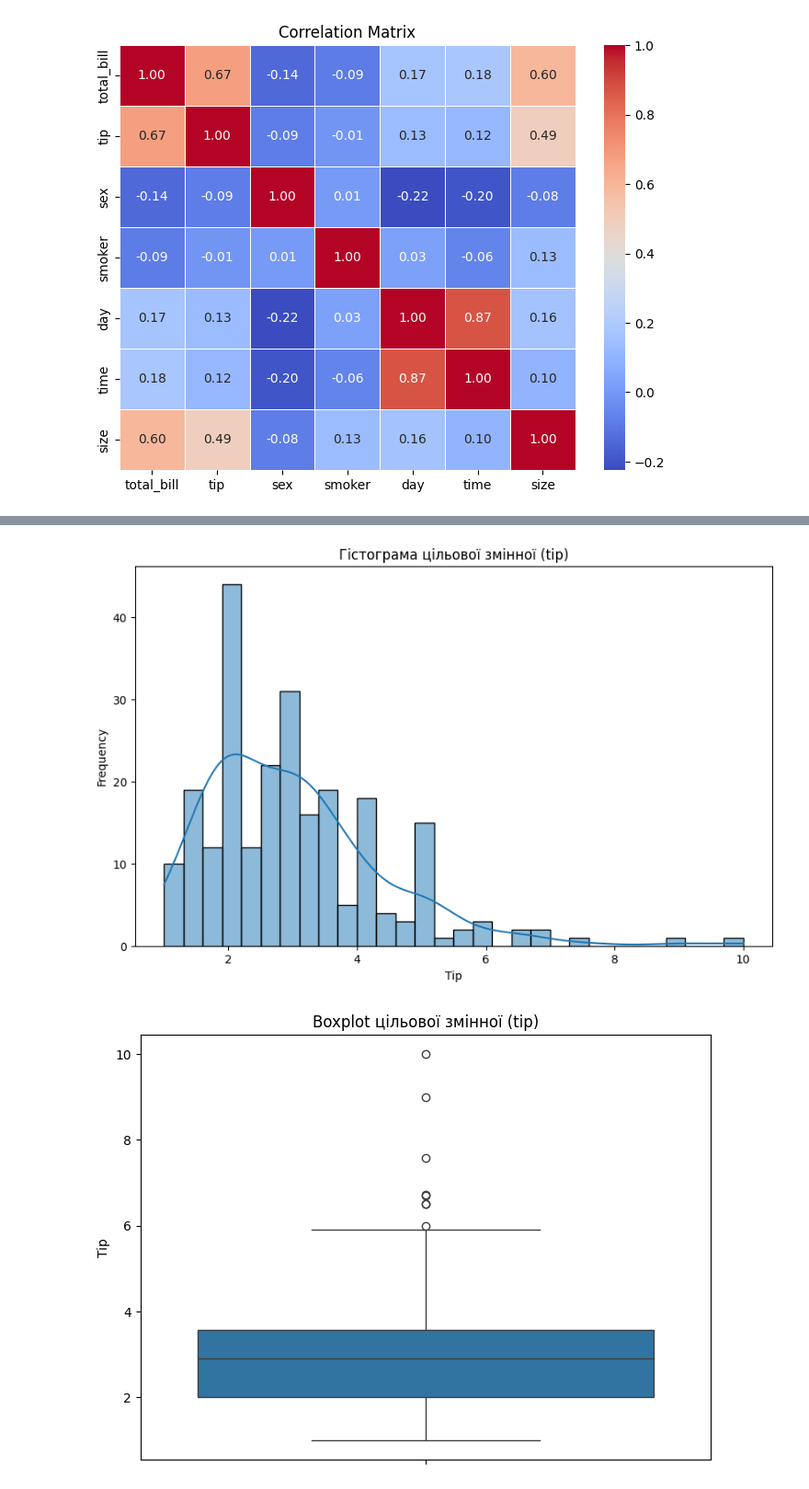
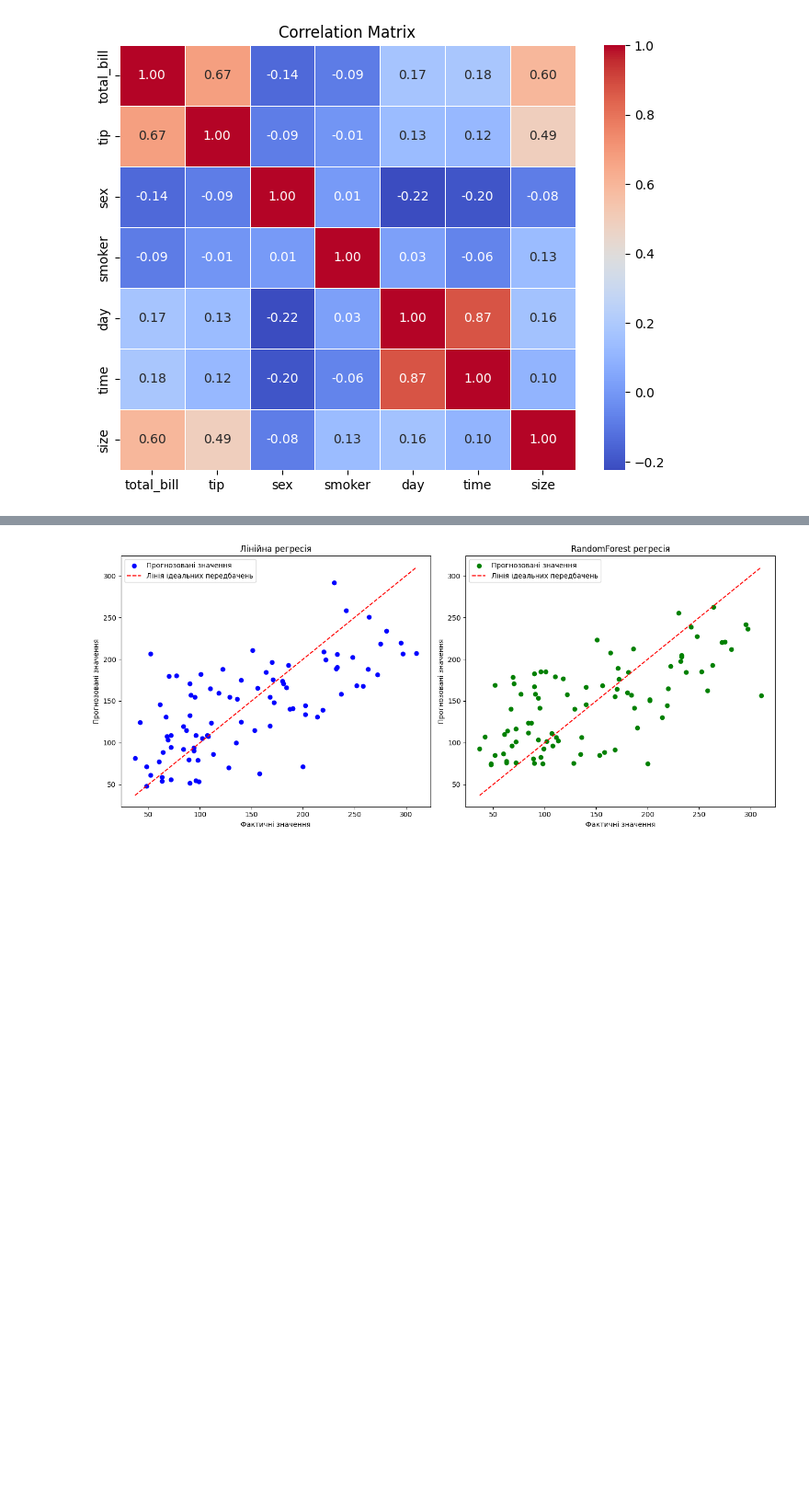
Before and after one commit to ov-nastia/-, a Jupyter notebook: lab_3_task_1_Ovchinnik.ipynb, the cells around one changed output, grey strips where cells are left out. Shown: that part at 92% size. Drawn from its saved outputs; the diff is of its cells as text; code cells hidden in the pictures; blank space fills up the shorter version.

```diff
--- a/lab_3_task_1_Ovchinnik.ipynb
+++ b/lab_3_task_1_Ovchinnik.ipynb
@@ -45,9 +60,4 @@ df = df.drop_duplicates()
 #4. Замінити бінарні ознаки. У стовпчику «стать» спочатку перевірте унікальні значення.
 unique_values = df['sex'].unique()
 print(unique_values)
-
-df['sex'] = df['sex'].map({'Male': 1, 'Female': 0})
-df['smoker'] = df['smoker'].map({'Yes': 1, 'No': 0})
-df['day'] = df['day'].map({'Thur': 0, 'Fri': 1, 'Sat': 2, 'Sun': 3})
-df['time'] = df['time'].map({'Lunch': 0, 'Dinner': 1})
 # %% [output]
@@ -134,8 +130,8 @@ plt.show()
 [figure]
 # %%
 #7. Масштабувати ознаки.
-X = df.drop(columns=['tip'])  # Виключаємо цільову змінну 'tip'
-y = df['tip']
+X = df.drop('target', axis=1)
+y = df['target']
 scaler = StandardScaler()
 X_scaled = scaler.fit_transform(X)
 # %%
@@ -143,18 +139,17 @@ X_scaled = scaler.fit_transform(X)
 X_train, X_test, y_train, y_test = train_test_split(X_scaled, y, test_size=0.2, random_state=42)
 # %%
 #9. Побудувати модель лінійной регресії і RandomForest регресії на основі більш корелюючих ознак (підібрати оптимальне число).
-lin_reg = LinearRegression()
+in_reg = LinearRegression()
 lin_reg.fit(X_train, y_train)
 y_pred_lin = lin_reg.predict(X_test)
 mse_lin = mean_squared_error(y_test, y_pred_lin)
-r2_lin = r2_score(y_test, y_pred_lin)
 
-rf_reg = RandomForestRegressor(random_state=42, n_estimators=100)
+# Побудова та оцінка моделі RandomForest регресії
+rf_reg = RandomForestRegressor(n_estimators=100, random_state=42)
 rf_reg.fit(X_train, y_train)
 y_pred_rf = rf_reg.predict(X_test)
 mse_rf = mean_squared_error(y_test, y_pred_rf)
-r2_rf = r2_score(y_test, y_pred_rf)
 
-print("Лінійна регресія: MSE =", mse_lin, ", R2 =", r2_lin)
-print("Random Forest регресія: MSE =", mse_rf, ", R2 =", r2_rf)
+print(f"Середня квадратична помилка лінійної регресії: {mse_lin:.2f}")
+print(f"Середня квадратична помилка RandomForest регресії: {mse_rf:.2f}")
 # %% [output]
@@ -174,30 +174,28 @@ Random Forest MSE: 1.2144788108163262
 # %%
 #11. Побудувати графіки.
 
 
-# Гістограма
-plt.figure(figsize=(10, 6))
-sns.histplot(df['tip'], kde=True, bins=30)
-plt.title('Гістограма цільової змінної (tip)')
-plt.xlabel('Tip')
-plt.ylabel('Frequency')
+plt.figure(figsize=(14, 6))
+
+# Графік для лінійної регресії
+plt.subplot(1, 2, 1)
+plt.scatter(y_test, y_pred_lin, color='blue', label='Прогнозовані значення')
+plt.plot([y_test.min(), y_test.max()], [y_test.min(), y_test.max()], color='red', linestyle='--', label='Лінія ідеальних передбачень')
+plt.xlabel('Фактичні значення')
+plt.ylabel('Прогнозовані значення')
+plt.title('Лінійна регресія')
+plt.legend()
+
+# Графік для RandomForest регресії
+plt.subplot(1, 2, 2)
+plt.scatter(y_test, y_pred_rf, color='green', label='Прогнозовані значення')
+plt.plot([y_test.min(), y_test.max()], [y_test.min(), y_test.max()], color='red', linestyle='--', label='Лінія ідеальних передбачень')
+plt.xlabel('Фактичні значення')
+plt.ylabel('Прогнозовані значення')
+plt.title('RandomForest регресія')
+plt.legend()
+
+plt.tight_layout()
 plt.show()
-
-# Boxplot
-plt.figure(figsize=(8, 6))
-sns.boxplot(y=df['tip'])
-plt.title('Boxplot цільової змінної (tip)')
-plt.ylabel('Tip')
-plt.show()
-
-# Розподіл цільової змінної залежно від статі
-plt.figure(figsize=(10, 6))
-sns.violinplot(x='sex', y='tip', data=df)
-plt.title('Розподіл цільової змінної (tip) залежно від статі')
-plt.xlabel('Sex')
-plt.ylabel('Tip')
-plt.xticks([0, 1], ['Female', 'Male'])
-plt.show()
 # %% [output]
-[figure, old version]
+[figure, new version]
-[figure, removed]
```
Also changed, not shown: parts of 15 cells of this notebook.
